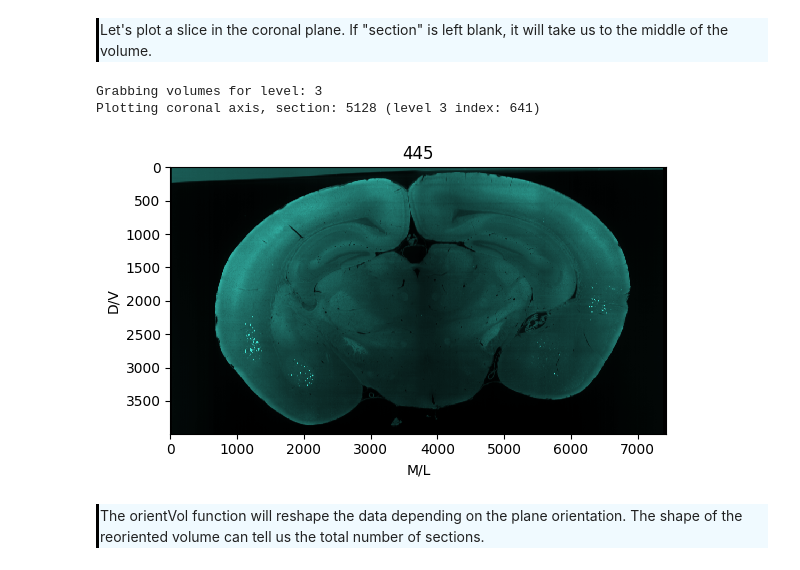
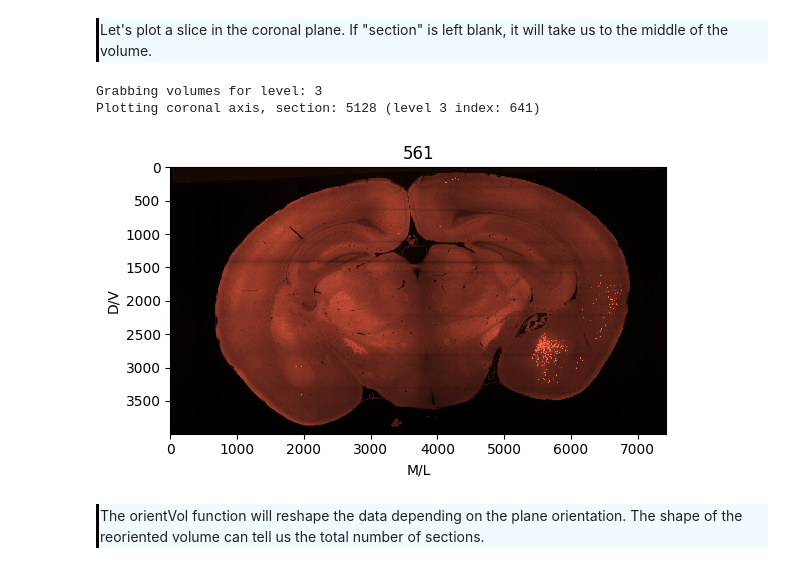
Before and after one commit to AllenNeuralDynamics/AIND-CNC-SmartSPIM-Workshop, a Jupyter notebook: code/Workshop Notebook V2.ipynb, the cells around one changed output. Cells and saved outputs as stored; diff of their text form; code cells hidden in the pictures.

```diff
--- a/code/Workshop Notebook V2.ipynb
+++ b/code/Workshop Notebook V2.ipynb
@@ -96,15 +99,15 @@ plotSlice(ch=[], plane='coronal', section=[], extent=[], level=3, ticks=True, pr
 <div style="border-left: 3px solid #000; padding: 1px; padding-left: 10px; background: #F0FAFF; ">
 Let's plot a slice in the coronal plane. If "section" is left blank, it will take us to the middle of the volume.
 # %%
-x.plotSlice(ch = "445", plane = "coronal", section = [])
+x.plotSlice(ch = "561", plane = "coronal", section = [])
 
 # note that these slices are not transformed to CCF
 # question about difference between the section and index output here
 # to do - attach units to the function (pixels)
 # %% [output]
 Grabbing volumes for level: 3
 Plotting coronal axis, section: 5128 (level 3 index: 641)
-[figure, old version]
+[figure, new version]
 # %% [markdown]
 <div style="border-left: 3px solid #000; padding: 1px; padding-left: 10px; background: #F0FAFF; ">
 The orientVol function will reshape the data depending on the plane orientation. The shape of the reoriented volume can tell us the total number of sections.
```
Also changed, not shown: parts of 26 cells of this notebook, 1 other file.
